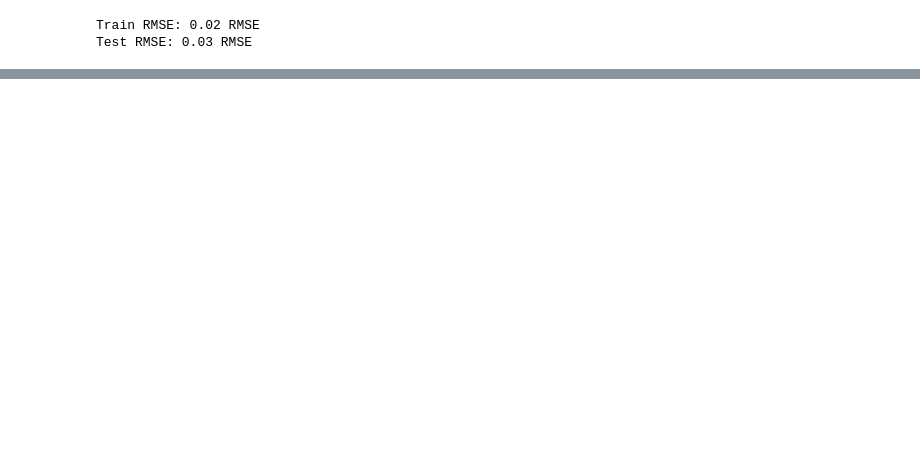
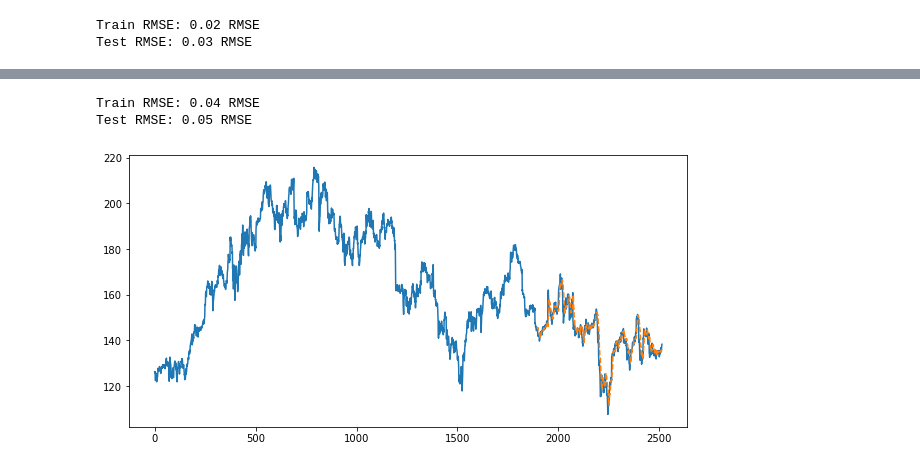
Before and after one commit to CruiseDevice/Deep-Learning-Workshop, a Jupyter notebook: 5. Deep Learning For Sequences/5.01 Deep Learning For Sequences.ipynb, the cells around one changed output, grey strips where cells are left out. Drawn from its saved outputs; the diff is of its cells as text; code cells hidden in the pictures; blank space fills up the shorter version.

Commit message:
Building a 1D Convolution-based model

```diff
--- a/5. Deep Learning For Sequences/5.01 Deep Learning For Sequences.ipynb
+++ b/5. Deep Learning For Sequences/5.01 Deep Learning For Sequences.ipynb
@@ -275,0 +280,9 @@ plot_pred(model)
+# %%
+model_conv = Sequential()
+model_conv.add(Reshape((look_back, 1), input_shape=(look_back,)))
+model_conv.add(Conv1D(filters=5, kernel_size=5, activation='relu'))
+model_conv.add(MaxPooling1D(pool_size=5))
+model_conv.add(Flatten())
+model_conv.add(Dense(1))
+model_conv.add(Activation('linear'))
+model_conv.summary()
@@ -275,0 +310,9 @@ plot_pred(model)
+# %%
+model_conv.compile(loss='mean_squared_error', optimizer='adam')
+model_conv.fit(
+    trainX,
+    trainY,
+    epochs=5,
+    batch_size=1,
+    verbose=2,
+    validation_split=0.1)
@@ -275,0 +331,11 @@ plot_pred(model)
+# %%
+get_model_perf(model_conv)
+# %% [output]
+Train RMSE: 0.04 RMSE
+Test RMSE: 0.05 RMSE
+# %%
+%matplotlib inline
+plt.figure(figsize=[10, 5])
+plot_pred(model_conv)
+# %% [output]
+[figure, added]
```
Also changed, not shown: parts of 8 cells of this notebook.
